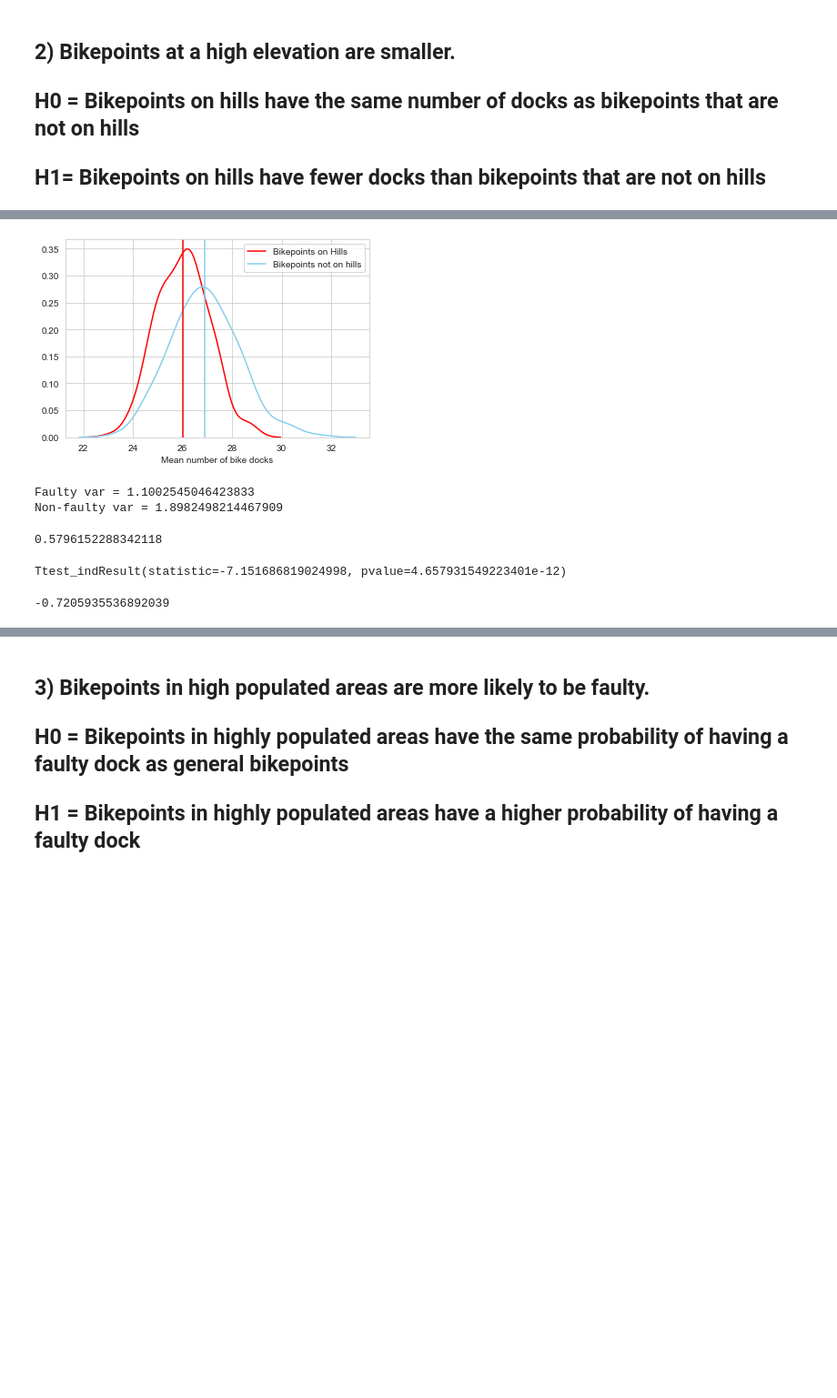
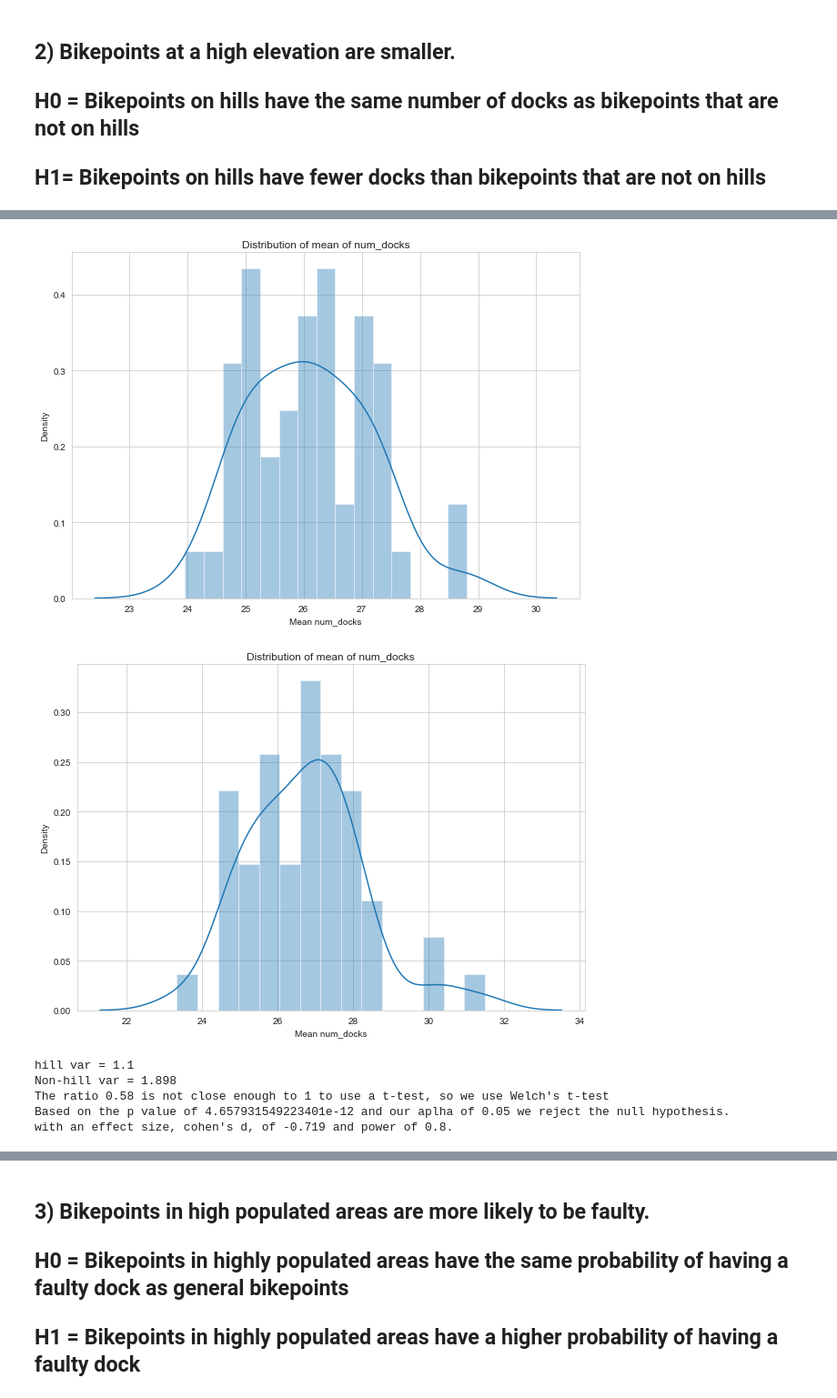
Before and after one commit to MHannan94/mod3_project, a Jupyter notebook: hypothesis_testing.ipynb, the cells around one changed output, grey strips where cells are left out. Shown at 91% size. Cells and saved outputs as stored; diff of their text form; code cells hidden in the pictures; blank space fills up the shorter version.

```diff
--- a/hypothesis_testing.ipynb
+++ b/hypothesis_testing.ipynb
@@ -245,47 +89,3 @@ plt.title('Number of bikedocks in bikepoints not on hills');
-# %%
-sns.distplot(probs2_subsample1, hist=False, norm_hist=True, label='Bikepoints on Hills', color='red')
-sns.distplot(probs2_subsample2, hist=False, norm_hist=True, label='Bikepoints not on hills', color='skyblue')
-plt.axvline(x = np.mean(probs2_subsample1), color='red')
-plt.axvline(x = np.mean(probs2_subsample2), color='skyblue')
-plt.xlabel('Mean number of bike docks')
-plt.legend();
-# %% [output]
-[figure, removed]
-# %%
-# As we have taken two samples from an unknown population we will use a 2 sample t-test
-# We need to check if the variances of both samples are the same, if they aren't we'll have to use Welch's t-test
-
-v21 = np.var(probs2_subsample1)
-v22 = np.var(probs2_subsample2)
-
-print('Faulty var = {}'.format(v21) + '\nNon-faulty var = {}'.format(v22))
-# %% [output]
-Faulty var = 1.1002545046423833
-Non-faulty var = 1.8982498214467909
-# %%
-# Need to take the ratio of the vars to see if they're close enough for a t test
-# They are not close enough so we use a Welch t-test
-
-v21/v22
-# %% [output]
-0.5796152288342118
-# %%
-results2 = scipy.stats.ttest_ind(probs2_subsample1, probs2_subsample2, equal_var=False)
-print(results2)
-# %% [output]
-Ttest_indResult(statistic=-7.151686819024998, pvalue=4.657931549223401e-12)
-# %%
-# calculate Cohen's d
-
-m21 = np.mean(probs2_subsample1)
-m22 = np.mean(probs2_subsample2)
-
-n21 = len(probs2_subsample1)
-n22 = len(probs2_subsample2)
-
-s2 = np.sqrt(((n21 - 1)*v21 + (n22 - 1)*v22) / (n21 + n22 - 2))
-
-d2 = (m21 - m22)/(s2)
-d2
-# %% [output]
--0.7205935536892039
+# %%
+hypothesis_test(bikes_df, 'hill', 'num_docks')
+# %% [output]
@@ -291,0 +104,7 @@ d2
+[figure, added]
+[figure, added]
+hill var = 1.1
+Non-hill var = 1.898
+The ratio 0.58 is not close enough to 1 to use a t-test, so we use Welch's t-test
+Based on the p value of 4.657931549223401e-12 and our aplha of 0.05 we reject the null hypothesis.
+with an effect size, cohen's d, of -0.719 and power of 0.8.
```
Also changed, not shown: parts of 42 cells of this notebook, 4 other files.
